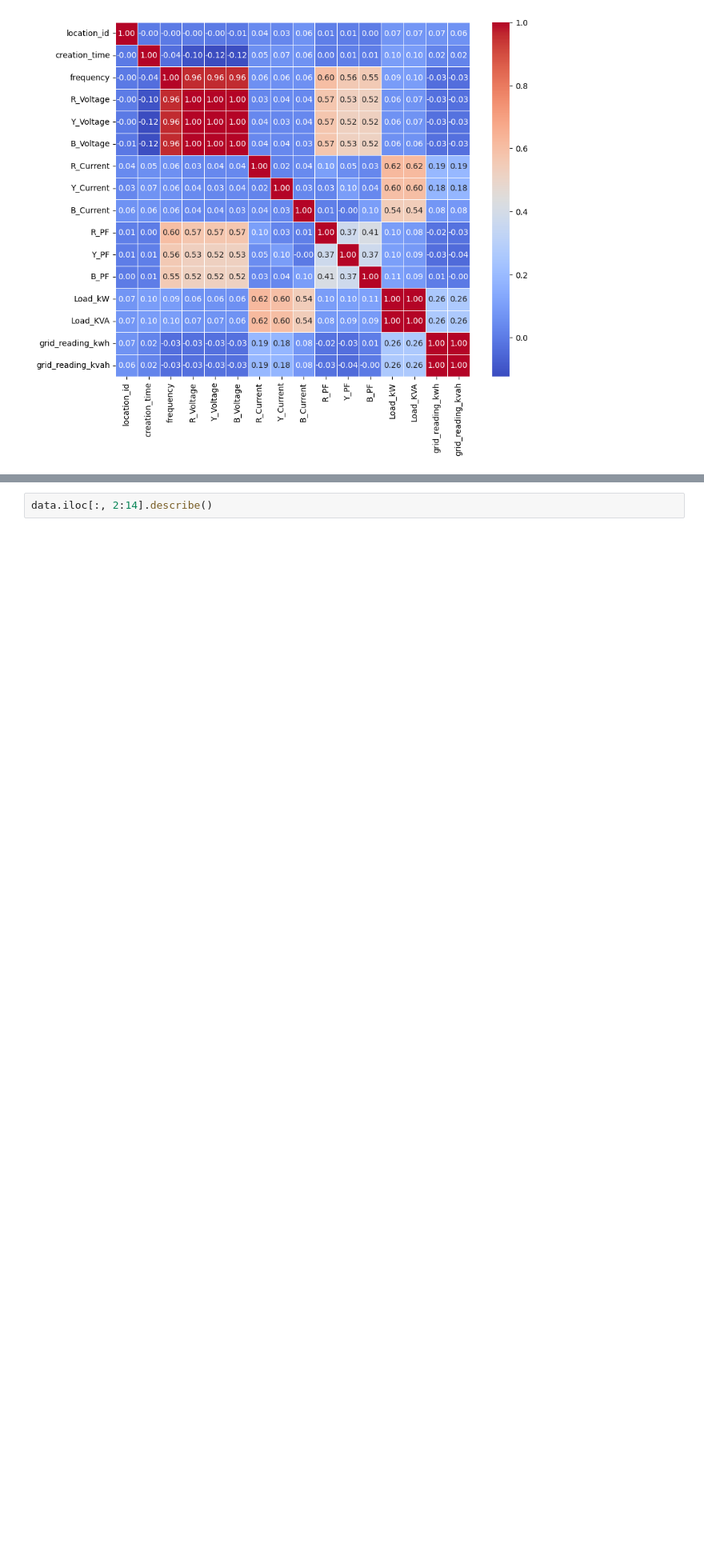
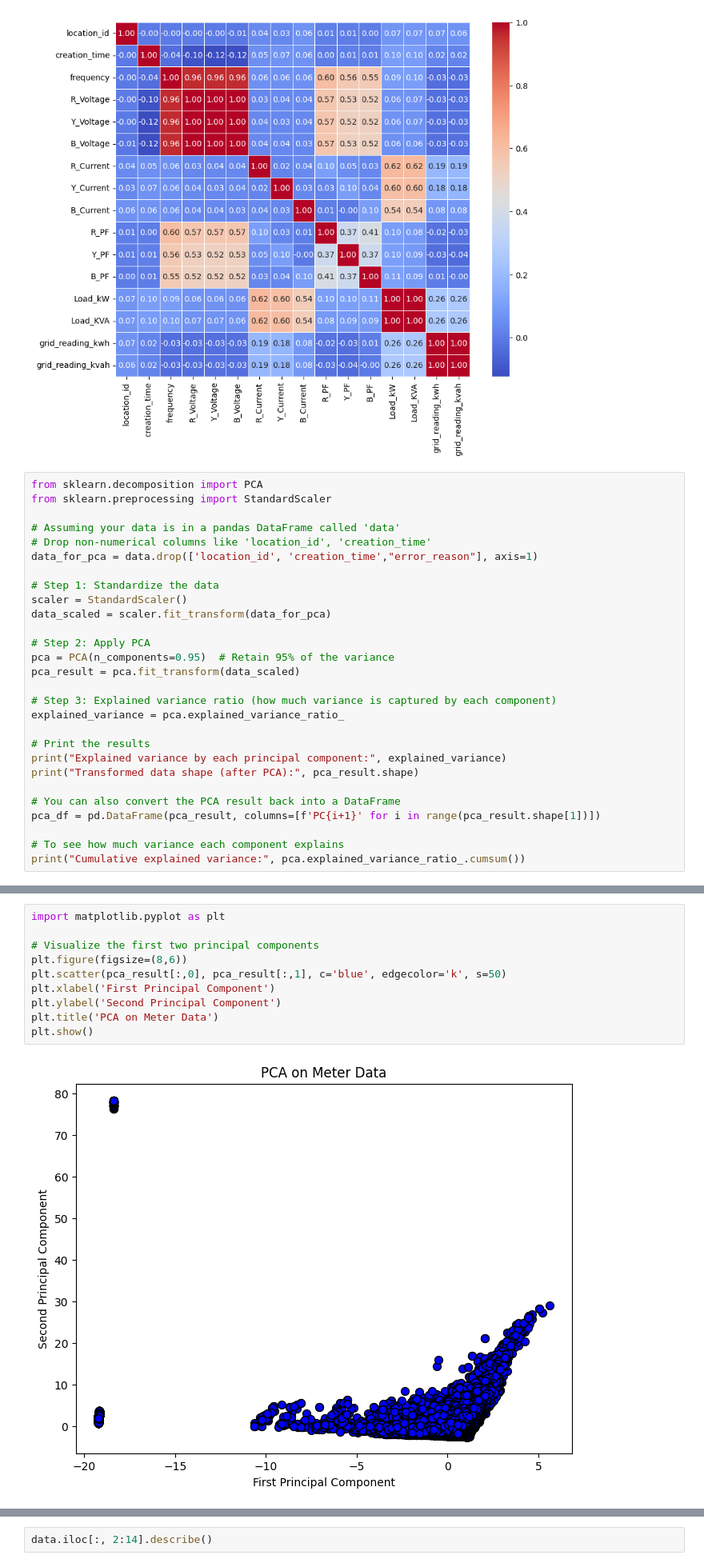
Before and after one commit to Harshvardhan1407/TensorFlow, a Jupyter notebook: load_prediction.ipynb, the cells around one changed output, grey strips where cells are left out. Shown at 80% size. Cells and saved outputs as stored; diff of their text form; blank space fills up the shorter version.

```diff
--- a/load_prediction.ipynb
+++ b/load_prediction.ipynb
@@ -156,3 +157,31 @@ sns.heatmap(correlation_matrix, annot=True, fmt=".2f", cmap='coolwarm', square=T
 plt.show()
 # %% [output]
 [figure]
+# %%
+from sklearn.decomposition import PCA
+from sklearn.preprocessing import StandardScaler
+
+# Assuming your data is in a pandas DataFrame called 'data'
+# Drop non-numerical columns like 'location_id', 'creation_time'
+data_for_pca = data.drop(['location_id', 'creation_time',"error_reason"], axis=1)
+
+# Step 1: Standardize the data
+scaler = StandardScaler()
+data_scaled = scaler.fit_transform(data_for_pca)
+
+# Step 2: Apply PCA
+pca = PCA(n_components=0.95)  # Retain 95% of the variance
+pca_result = pca.fit_transform(data_scaled)
+
+# Step 3: Explained variance ratio (how much variance is captured by each component)
+explained_variance = pca.explained_variance_ratio_
+
+# Print the results
+print("Explained variance by each principal component:", explained_variance)
+print("Transformed data shape (after PCA):", pca_result.shape)
+
+# You can also convert the PCA result back into a DataFrame
+pca_df = pd.DataFrame(pca_result, columns=[f'PC{i+1}' for i in range(pca_result.shape[1])])
+
+# To see how much variance each component explains
+print("Cumulative explained variance:", pca.explained_variance_ratio_.cumsum())
@@ -159,3 +194,15 @@ plt.show()
+# %%
+import matplotlib.pyplot as plt
+
+# Visualize the first two principal components
+plt.figure(figsize=(8,6))
+plt.scatter(pca_result[:,0], pca_result[:,1], c='blue', edgecolor='k', s=50)
+plt.xlabel('First Principal Component')
+plt.ylabel('Second Principal Component')
+plt.title('PCA on Meter Data')
+plt.show()
+# %% [output]
+[figure, added]
 # %%
 import requests
 from datetime import datetime
```
Also changed, not shown: parts of 2 cells of this notebook, 1 other file.
